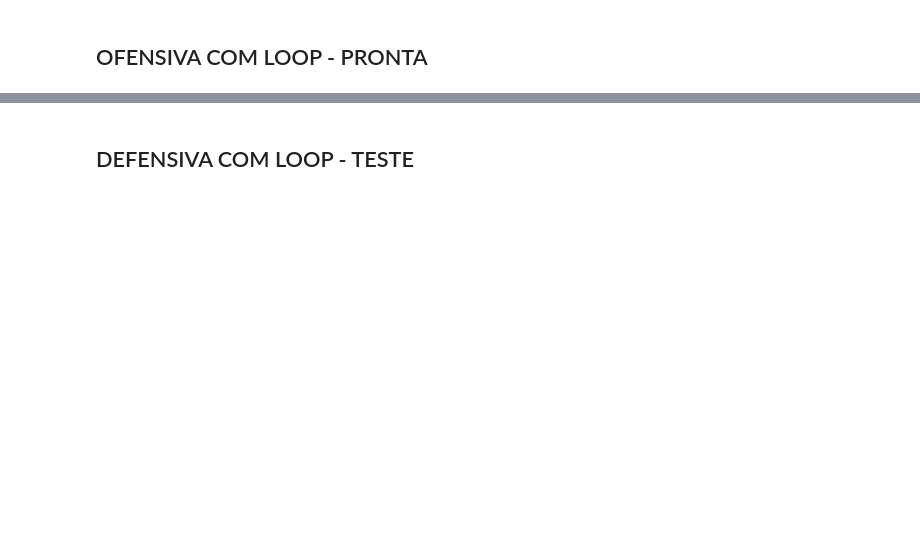
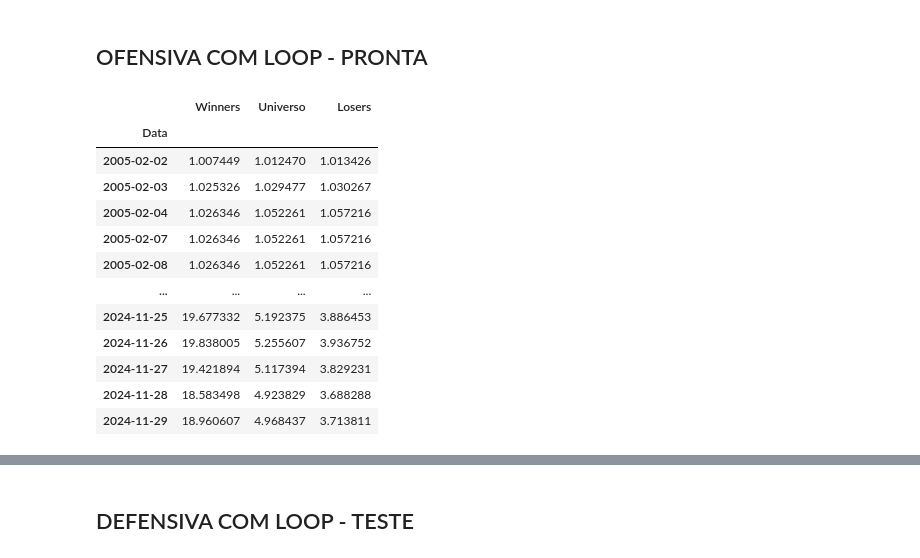
Before and after one commit to fefebiru/IQF-Grupo2, a Jupyter notebook: teste1_copy.ipynb, the cells around one changed output, grey strips where cells are left out. Saved outputs shown, nothing was run; the diff lists cells and outputs as text; code cells hidden in the pictures; blank space fills up the shorter version.

Commit message:
Organizando código e ajustando erro dos losers

```diff
--- a/teste1_copy.ipynb
+++ b/teste1_copy.ipynb
@@ -36,7 +36,7 @@ dados_ineg1['Data'] = pd.to_datetime(dados_ineg1['Data'])
 dados_ineg1 = dados_ineg1.set_index('Data')
 # %%
 
-initial_date = pd.Timestamp(dt.datetime(2000,1,24))
+initial_date = pd.Timestamp(dt.datetime(2005,1,1))
 final_date =pd.Timestamp(dt.datetime(2024,12,31))
 
 
@@ -71,12 +71,12 @@ value = value[value.index.notna()]
 #-------------------------------------------------------------------------------
 # Colocar os lookcbacks de cada estrategia
 
-lookback_momentum = 3  #  3 mes
-lookback_low_size = 3  #  3 mes
-lookback_low_vol = 3 #  3 mes
-lookback_quality = 3  #  3 mes
-lookback_value = 3  #  3 mes
-lookback_ibx = 3  #  3 mes
+lookback_momentum = 9  #  3 mes
+lookback_low_size = 12  #  3 mes
+lookback_low_vol = 6 #  3 mes
+lookback_quality = 6  #  3 mes
+lookback_value = 12  #  3 mes
+lookback_ibx = 6  #  3 mes
 
 rebal_time = 1  #  1 mes --> unico para toda a carteira
 
@@ -374,6 +363,8 @@ print(len(book_loosers_defensiva))
 ## OFENSIVA COM LOOP - PRONTA
 # %%
 returns = pd.DataFrame()
+contador = 0
+initial_date = pd.Timestamp(dt.datetime(2005,1,1))
 
 while True:
     rebal = initial_date + pd.DateOffset(months=rebal_time)
@@ -430,46 +421,93 @@ while True:
 
         # low size em cima de momentum
 
-        momentum_20_pc = momentum['momentum'].quantile(0.80)
-        momentum_20_pc = momentum[momentum['momentum'] >= momentum_20_pc]
+        # momentum_20_pc = momentum['momentum'].quantile(0.60)
 
-        acoes_20_momentum = momentum_20_pc['ticker'].tolist()
+        # momentum_20_pc = momentum[momentum['momentum'] >= momentum_20_pc]
+
+        momentum_20_pc = momentum.ticker[:int(len(momentum) * 0.4)]
+        acoes_20_momentum = momentum_20_pc.tolist()
 
         low_size_date_analysis = initial_date - pd.DateOffset(months=lookback_low_size)
         low_size_filtro = low_size[(low_size.index < initial_date) & (low_size.index > low_size_date_analysis)]
 
         if low_size_filtro.empty:
             # print("Sem dados de low_size para:", initial_date)
             initial_date += pd.DateOffset(months=rebal_time)
             continue
 
 
         low_size_filtro = low_size_filtro.iloc[-1]
         low_size_filtro=low_size_filtro.reset_index()
         low_size_filtro.columns = ['ticker','low_size']
 
 
         low_size_novo = low_size_filtro[low_size_filtro['ticker'].isin(acoes_20_momentum)]
         low_size_novo = low_size_novo.sort_values(by='low_size', ascending=True).reset_index(drop=True)
 
         lista_low_size = low_size_novo.ticker.tolist()
 
         # analisar se faz sentido essa constatação de winners e loosers ou se é ao contrário
 
-        limite_winners = low_size_novo.low_size.quantile(0.20)
+        # limite_winners = low_size_novo.low_size.quantile(0.40)
 
-        book_loosers_ofensiva = low_size_novo[low_size_novo['low_size'] > limite_winners]
-        book_loosers_ofensiva = book_loosers_ofensiva.ticker.tolist()
+        # book_winners_ofensiva = low_size_novo[low_size_novo['low_size'] <= limite_winners]
+        book_winners_ofensiva = low_size_novo.ticker[:int(len(low_size_novo) * 0.4)]
+        book_winners_ofensiva = book_winners_ofensiva.tolist()
 
-        book_winners_ofensiva = low_size_novo[low_size_novo['low_size'] <= limite_winners]
-        book_winners_ofensiva = book_winners_ofensiva.ticker.tolist()
+        book_loosers_ofensiva = [coluna for coluna in closing_price.columns if coluna not in book_winners_ofensiva and coluna in ibx_tickers]
 
+
+        # ----------------------------------------------------------------
+
+        # Backtest ofensiva - winners
+        backtest_ofensiva_w = closing_price[(closing_price.index >= initial_date) & (closing_price.index < rebal)]
+        backtest_ofensiva_w = backtest_ofensiva_w[book_winners_ofensiva].pct_change().replace(np.nan,0)
+        backtest_ofensiva_w['Retorno'] = backtest_ofensiva_w.mean(axis=1)
+        backtest_ofensiva_w_ret = backtest_ofensiva_w['Retorno'][1:]
+
+        # Backtest ofensiva - loosers
+        backtest_ofensiva_l = closing_price[(closing_price.index >= initial_date) & (closing_price.index < rebal)]
+        backtest_ofensiva_l = backtest_ofensiva_l[book_loosers_ofensiva].pct_change().replace(np.nan,0)
+        backtest_ofensiva_l['Retorno'] = backtest_ofensiva_l.mean(axis=1)
+        backtest_ofensiva_l_ret = backtest_ofensiva_l['Retorno'][1:]
+
+        # Universo (opcional: você pode manter o universo como todos os tickers do IBX)
+        backtest_universe = closing_price[(closing_price.index >= initial_date) & (closing_price.index < rebal)]
+        backtest_universe = backtest_universe[ibx_tickers].pct_change().replace(np.nan,0)
+        backtest_universe['Retorno'] = backtest_universe.mean(axis=1)
+        backtest_universe_ret = backtest_universe['Retorno'][1:]
+
+        # ----------------------------------------------------------------
+
+        # retorno
+        retorno_rebal = pd.DataFrame({
+            'Winners': backtest_ofensiva_w_ret,
+            'Universo': backtest_universe_ret,
+            'Losers': backtest_ofensiva_l_ret,
+        })
+
+
+        returns = pd.concat([returns, retorno_rebal], ignore_index=False)
 
         initial_date = initial_date + pd.DateOffset(months=rebal_time)
     else:
         break
 
-print(book_winners_ofensiva)
-print(book_loosers_ofensiva)
-print(lista_low_size)
+returns = returns.add(1).cumprod()
+
+returns
 # %% [output]
+|  | Winners | Universo | Losers |
+| Data |  |  |  |
+| 2005-02-02 | 1.007449 | 1.012470 | 1.013426 |
+| 2005-02-03 | 1.025326 | 1.029477 | 1.030267 |
+| 2005-02-04 | 1.026346 | 1.052261 | 1.057216 |
+| 2005-02-07 | 1.026346 | 1.052261 | 1.057216 |
+| 2005-02-08 | 1.026346 | 1.052261 | 1.057216 |
+| ... | ... | ... | ... |
+| 2024-11-25 | 19.677332 | 5.192375 | 3.886453 |
+| 2024-11-26 | 19.838005 | 5.255607 | 3.936752 |
+| 2024-11-27 | 19.421894 | 5.117394 | 3.829231 |
+| 2024-11-28 | 18.583498 | 4.923829 | 3.688288 |
+| 2024-11-29 | 18.960607 | 4.968437 | 3.713811 |
```
Also changed, not shown: parts of 8 cells of this notebook, 1 other file.
